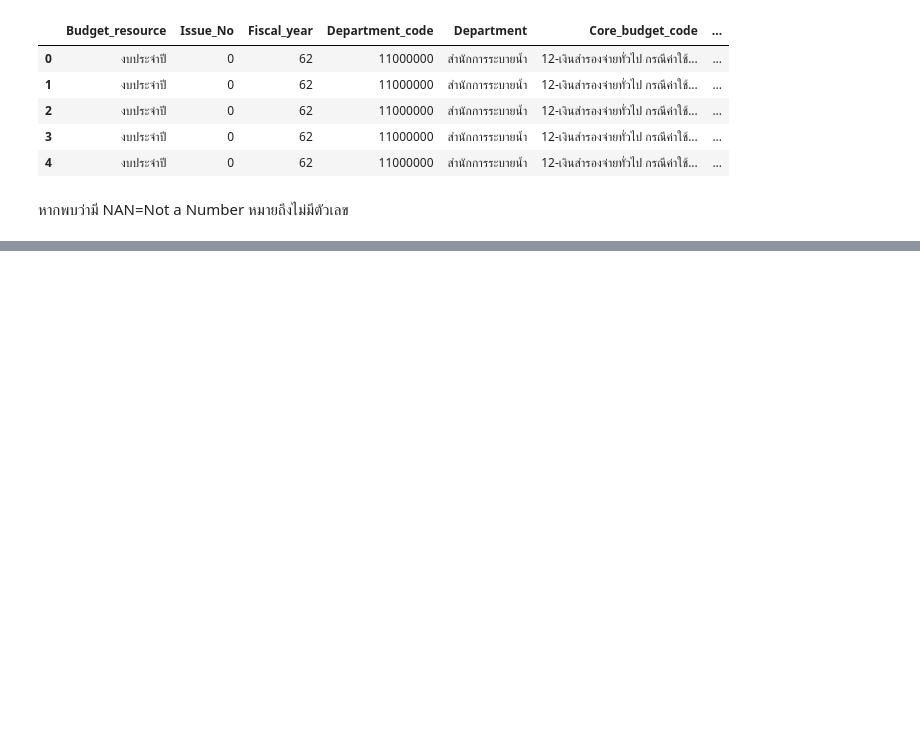
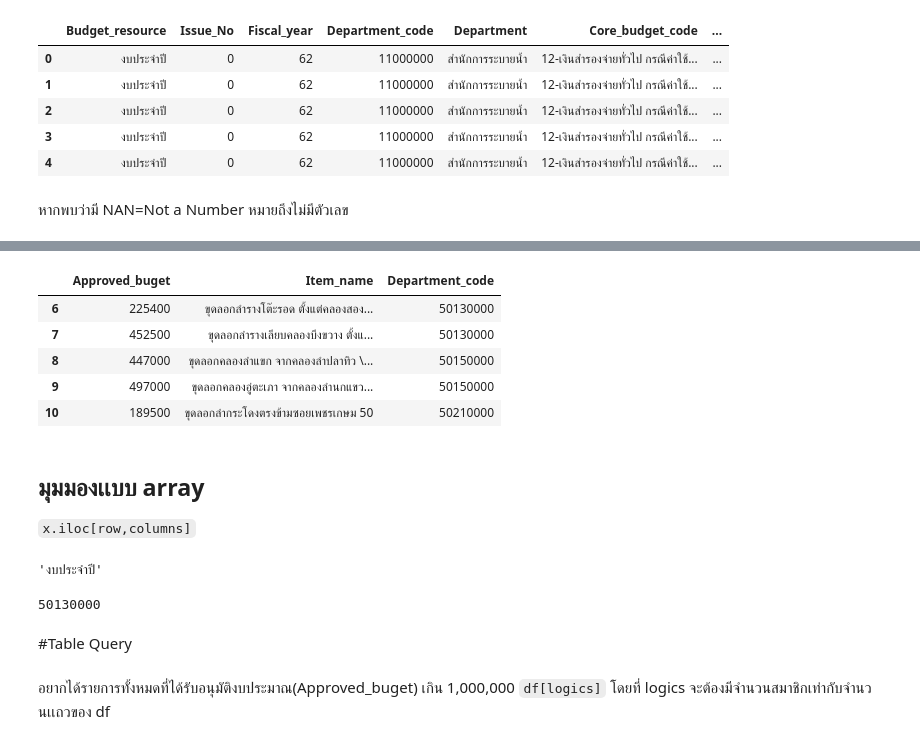
Before and after one commit to MOOwuttichai/python_dataviz2023, a Jupyter notebook: for me.ipynb, the cells around one changed output, grey strips where cells are left out. Cells and saved outputs as stored; diff of their text form; code cells hidden in the pictures; blank space fills up the shorter version.

````diff
--- a/for me.ipynb
+++ b/for me.ipynb
@@ -1318,0 +1042,20 @@ data1.head()
+# %%
+data1[['Approved_buget','Item_name','Department_code']] [6:11] #data[[คอลัมน์1,คอลัมน์2]] [จำนวนrow]
+# %% [output]
+|  | Approved_buget | Item_name | Department_code |
+| 6 | 225400 | ขุดลอกลำรางโต๊ะรอด ตั้งแต่คลองสอง... | 50130000 |
+| 7 | 452500 | ขุดลอกลำรางเลียบคลองบึงขวาง ตั้งแ... | 50130000 |
+| 8 | 447000 | ขุดลอกคลองลำแขก จากคลองลำปลาทิว \... | 50150000 |
+| 9 | 497000 | ขุดลอกคลองอู่ตะเภา จากคลองลำนกแขว... | 50150000 |
+| 10 | 189500 | ขุดลอกลำกระโดงตรงข้ามซอยเพชรเกษม 50 | 50210000 |
+# %% [markdown]
+## มุมมองเเบบ array
+``` x.iloc[row,columns] ```
+# %%
+data1.iloc[0,0] # data.iloc[row,columns] มองเเบบ array
+# %% [output]
+'งบประจำปี'
+# %%
+data1.iloc[7,-6] # data.iloc[row,columns] มองเเบบ array
+# %% [output]
+50130000
@@ -1318,0 +1064,6 @@ data1.head()
+# %% [markdown]
+#Table Query
+# %% [markdown]
+อยากได้รายการทั้งหมดที่ได้รับอนุมัติงบประมาณ(Approved_buget) เกิน 1,000,000
+``` df[logics] ```
+โดยที่ logics จะต้องมีจำนวนสมาชิกเท่ากับจำนวนเเถวของ df
````
Also changed, not shown: parts of 138 cells of this notebook.
